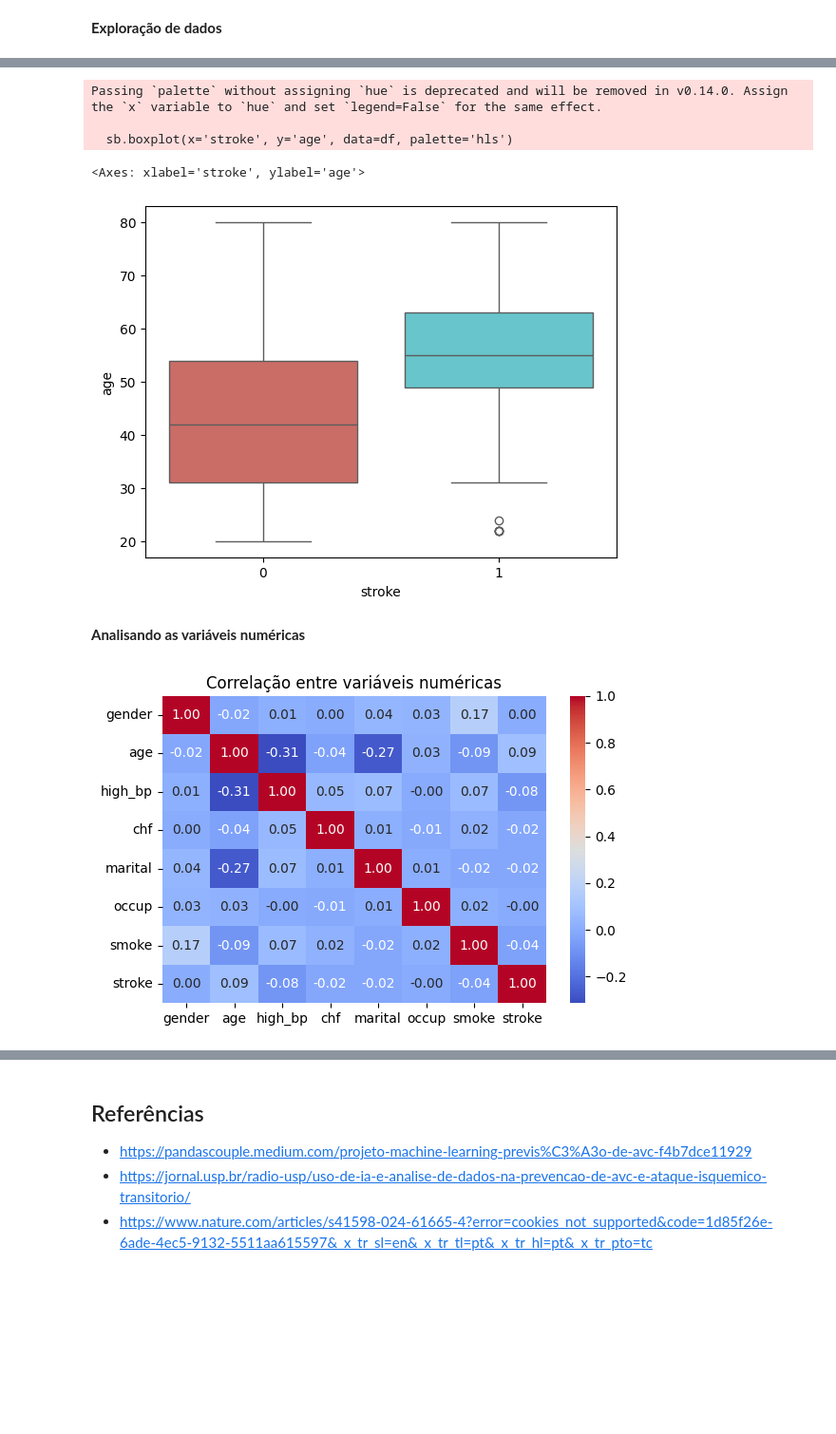
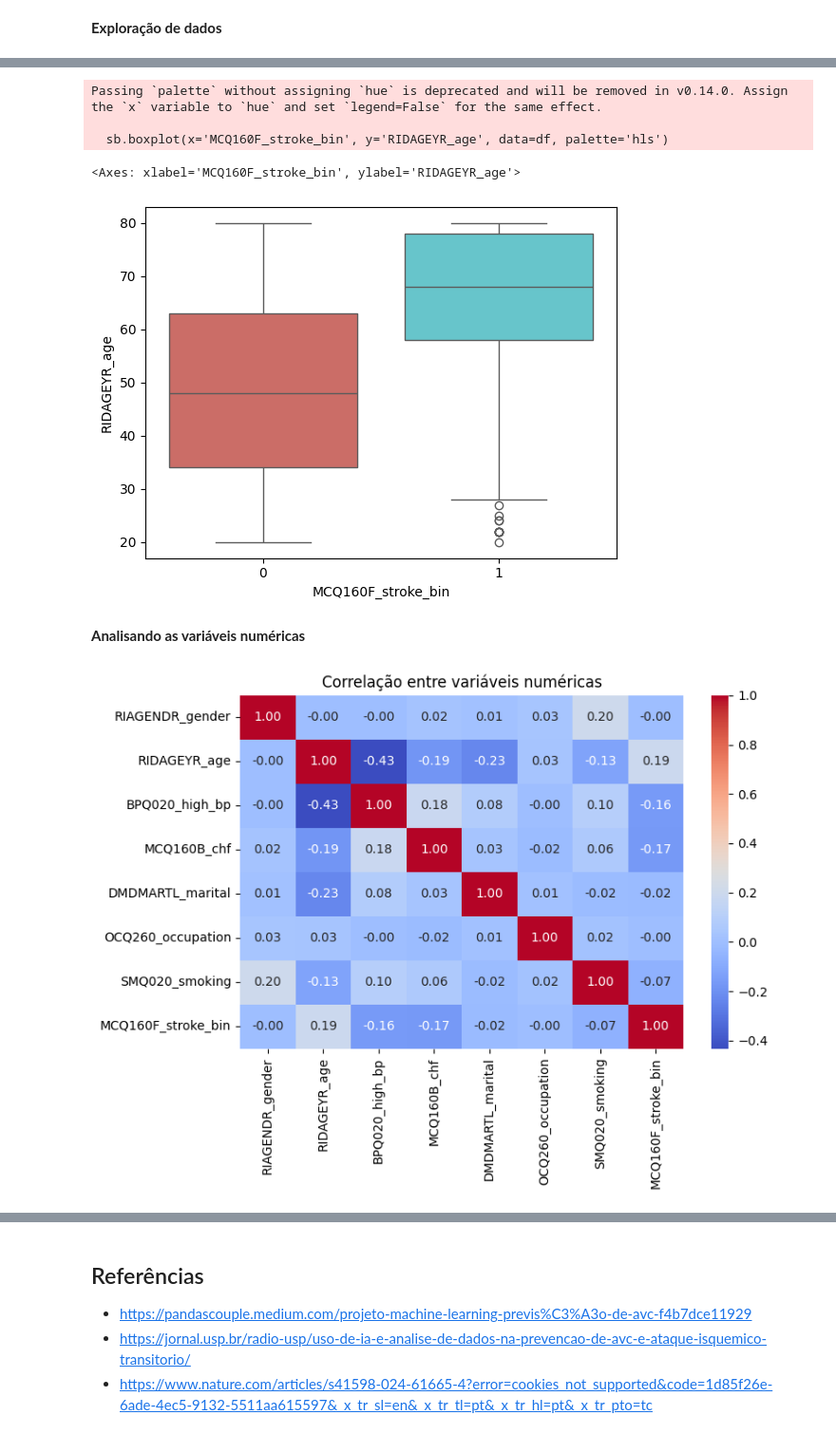
Before and after one commit to nigroev/fiap-pos-tech-ia-para-devs, a Jupyter notebook: 01-aulas-gravadas/01-welcome-to-ia-para-devs/07-tech-challenge/tech-challenge-fase-1.ipynb, the cells around one changed output, grey strips where cells are left out. Shown at 95% size. Drawn from its saved outputs; the diff is of its cells as text; code cells hidden in the pictures; blank space fills up the shorter version.

Commit message:
wip: column readjustment, change of null row reduction method, EDA implementation and pipeline.

```diff
--- a/01-aulas-gravadas/01-welcome-to-ia-para-devs/07-tech-challenge/tech-challenge-fase-1.ipynb
+++ b/01-aulas-gravadas/01-welcome-to-ia-para-devs/07-tech-challenge/tech-challenge-fase-1.ipynb
@@ -267,7 +336,11 @@ set(df.stroke)
 # %%
-# manter só 1 (Yes) e 0 (No)
-df = df[df['stroke'].isin([1, 2])].copy()
-df['stroke'] = df['stroke'].map({1: 1, 2: 0})
+# Manter só 1 (Yes) e 2 (No) no alvo e criar coluna binária 'MCQ160F_stroke_bin'
+target_col = 'MCQ160F_stroke'
+if target_col in df.columns:
+    df = df[df[target_col].isin([1,2])].copy()
+    df['MCQ160F_stroke_bin'] = df[target_col].map({1:1, 2:0})
+    print("Counts (1=stroke,0=no):")
+    print(df['MCQ160F_stroke_bin'].value_counts())
 
 df.shape
 # %% [output]
@@ -288,25 +367,29 @@ df.describe()
 import seaborn as sb
 
 # Visualiza a distribuição de idade entre os pacientes com e sem histórico de derrame
-sb.boxplot(x='stroke', y='age', data=df, palette='hls')
+sb.boxplot(x='MCQ160F_stroke_bin', y='RIDAGEYR_age', data=df, palette='hls')
 # %% [output]
 Passing `palette` without assigning `hue` is deprecated and will be removed in v0.14.0. Assign the `x` variable to `hue` and set `legend=False` for the same effect.
 
-  sb.boxplot(x='stroke', y='age', data=df, palette='hls')
+  sb.boxplot(x='MCQ160F_stroke_bin', y='RIDAGEYR_age', data=df, palette='hls')
-<Axes: xlabel='stroke', ylabel='age'>
+<Axes: xlabel='MCQ160F_stroke_bin', ylabel='RIDAGEYR_age'>
-[figure, old version]
+[figure, new version]
 # %% [markdown]
 **Analisando as variáveis numéricas**
 # %%
 import matplotlib.pyplot as plt
 
 # 1) Heatmap de correlação (numéricas)
-num_cols = ['gender', 'age', 'high_bp', 'chf', 'marital', 'occup' ,'smoke', 'stroke']
-plt.figure(figsize=(6,4))
-sb.heatmap(df[num_cols].corr(), annot=True, cmap='coolwarm', fmt='.2f')
+num_cols = ['RIAGENDR_gender', 'RIDAGEYR_age', 'BPQ020_high_bp', 'MCQ160B_chf', 'DMDMARTL_marital', 'OCQ260_occupation', 'SMQ020_smoking', 'MCQ160F_stroke_bin']
+# Keep only numeric columns for correlation (convert categories to numeric if needed)
+corr_df = df[num_cols].copy()
+corr_df = corr_df.apply(pd.to_numeric, errors='coerce')
+plt.figure(figsize=(8,6))
+sb.heatmap(corr_df.corr(), annot=True, cmap='coolwarm', fmt='.2f')
 plt.title('Correlação entre variáveis numéricas')
 plt.tight_layout()
+
 plt.show()
 # %% [output]
-[figure, old version]
+[figure, new version]
 # %%
```
Also changed, not shown: parts of 15 cells of this notebook, 2 other files.
